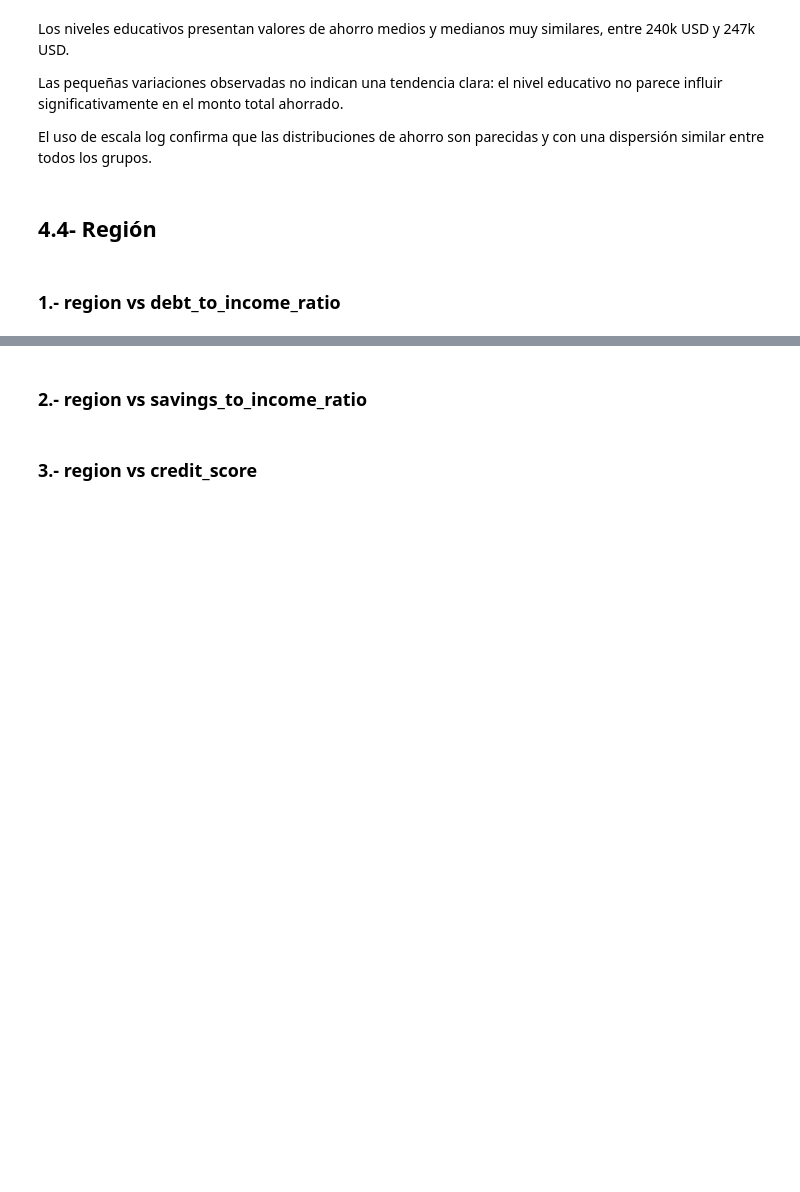
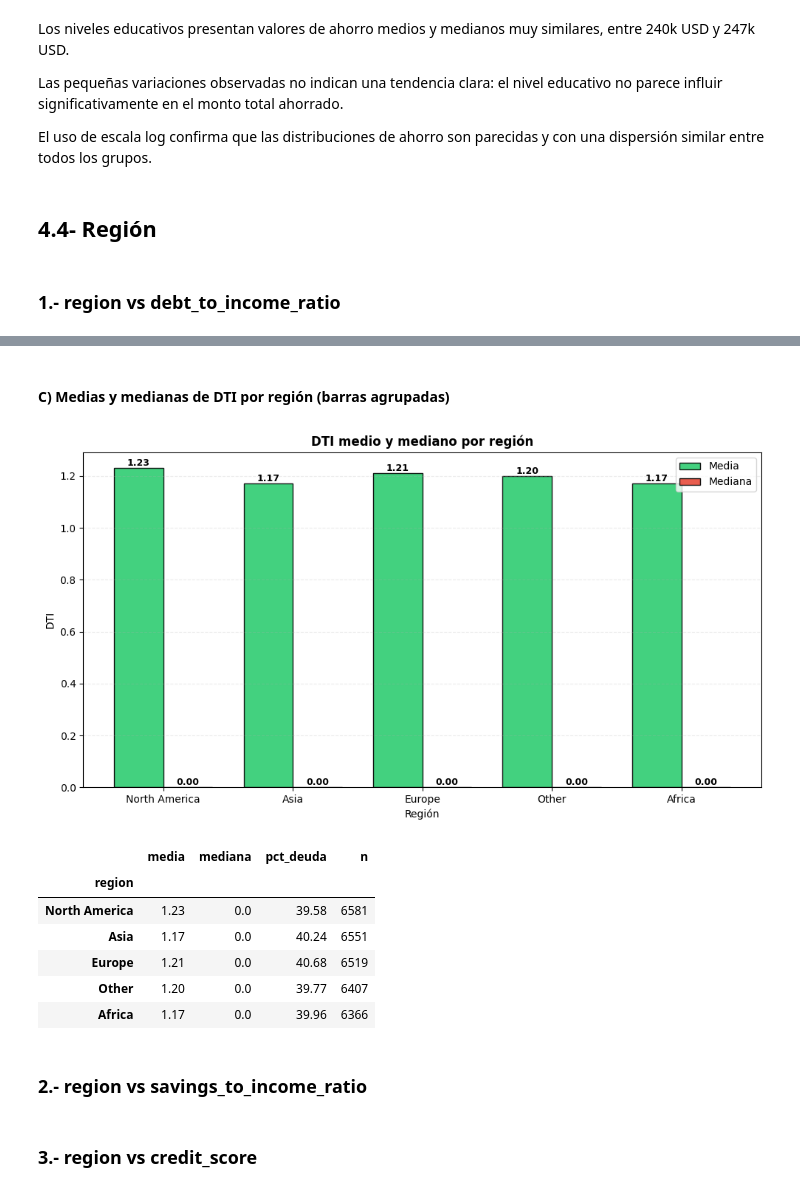
Before and after one commit to RogerFernando98/Big-4-Financial-Risk-Insights-2020-2025-, a Jupyter notebook: notebooks/3_eda.ipynb, the cells around one changed output, grey strips where cells are left out. Drawn from its saved outputs; the diff is of its cells as text; code cells hidden in the pictures; blank space fills up the shorter version.

```diff
--- a/notebooks/3_eda.ipynb
+++ b/notebooks/3_eda.ipynb
@@ -1259,3 +1211,40 @@ stats
+# %% [markdown]
+#### C) Medias y medianas de DTI por región (barras agrupadas)
+# %%
+x = np.arange(len(stats))
+w = 0.38
+
+plt.figure(figsize=(10,5.5))
+plt.bar(x - w/2, stats["media"].values, width=w, color=color_activos,
+        edgecolor='black', linewidth=1, label="Media", alpha=.9)
+plt.bar(x + w/2, stats["mediana"].values, width=w, color=color_churned,
+        edgecolor='black', linewidth=1, label="Mediana", alpha=.9)
+
+plt.xticks(x, stats.index.astype(str))
+plt.title("DTI medio y mediano por región", fontweight='bold')
+plt.ylabel("DTI"); plt.xlabel("Región")
+plt.legend()
+plt.grid(axis='y', alpha=.25, linestyle='--')
+
+# Etiquetas
+for xi, v in zip(x - w/2, stats["media"].values):
+    plt.text(xi, v, f"{v:.2f}", ha='center', va='bottom', fontsize=9, fontweight='bold')
+for xi, v in zip(x + w/2, stats["mediana"].values):
+    plt.text(xi, v, f"{v:.2f}", ha='center', va='bottom', fontsize=9, fontweight='bold')
+
+plt.tight_layout(); plt.show()
+
+# (Opcional) ver la tabla en consola
+stats
+# %% [output]
+[figure, added]
+|  | media | mediana | pct_deuda | n |
+| region |  |  |  |  |
+| North America | 1.23 | 0.0 | 39.58 | 6581 |
+| Asia | 1.17 | 0.0 | 40.24 | 6551 |
+| Europe | 1.21 | 0.0 | 40.68 | 6519 |
+| Other | 1.20 | 0.0 | 39.77 | 6407 |
+| Africa | 1.17 | 0.0 | 39.96 | 6366 |
 # %% [markdown]
 ### 2.- region vs savings_to_income_ratio
 # %%
```
Also changed, not shown: parts of 5 cells of this notebook.
